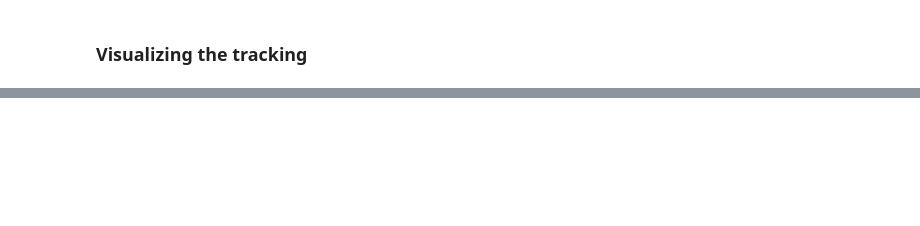
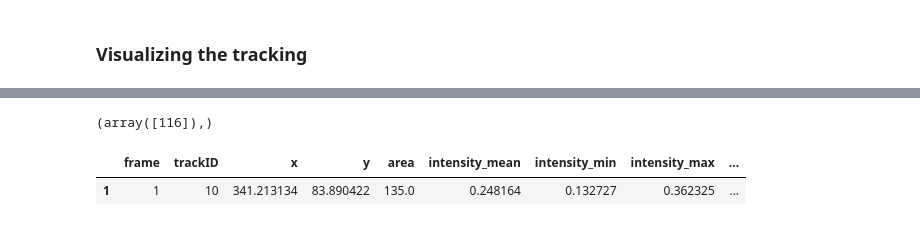
Before and after one commit to ajrzepiela/midap, a Jupyter notebook: notebook/bayesian_tracking.ipynb, the cells around one changed output, grey strips where cells are left out. Saved outputs shown, nothing was run; the diff lists cells and outputs as text; code cells hidden in the pictures; blank space fills up the shorter version.

```diff
--- a/notebook/bayesian_tracking.ipynb
+++ b/notebook/bayesian_tracking.ipynb
@@ -184,0 +121,11 @@ for c, l in zip(center, labels):
+# %%
+filter1 = tracker_obj.track_output_correct['frame'] == 1
+filter2 = tracker_obj.track_output_correct['trackID'] == 10
+np.where(filter1&filter2)
+# %% [output]
+(array([116]),)
+# %%
+tracker_obj.track_output_correct.loc[filter1&filter2]
+# %% [output]
+|  | frame | trackID | x | y | area | intensity_mean | intensity_min | intensity_max | ... |
+| 1 | 1 | 10 | 341.213134 | 83.890422 | 135.0 | 0.248164 | 0.132727 | 0.362325 | ... |
```
Also changed, not shown: parts of 6 cells of this notebook, 1 other file.
